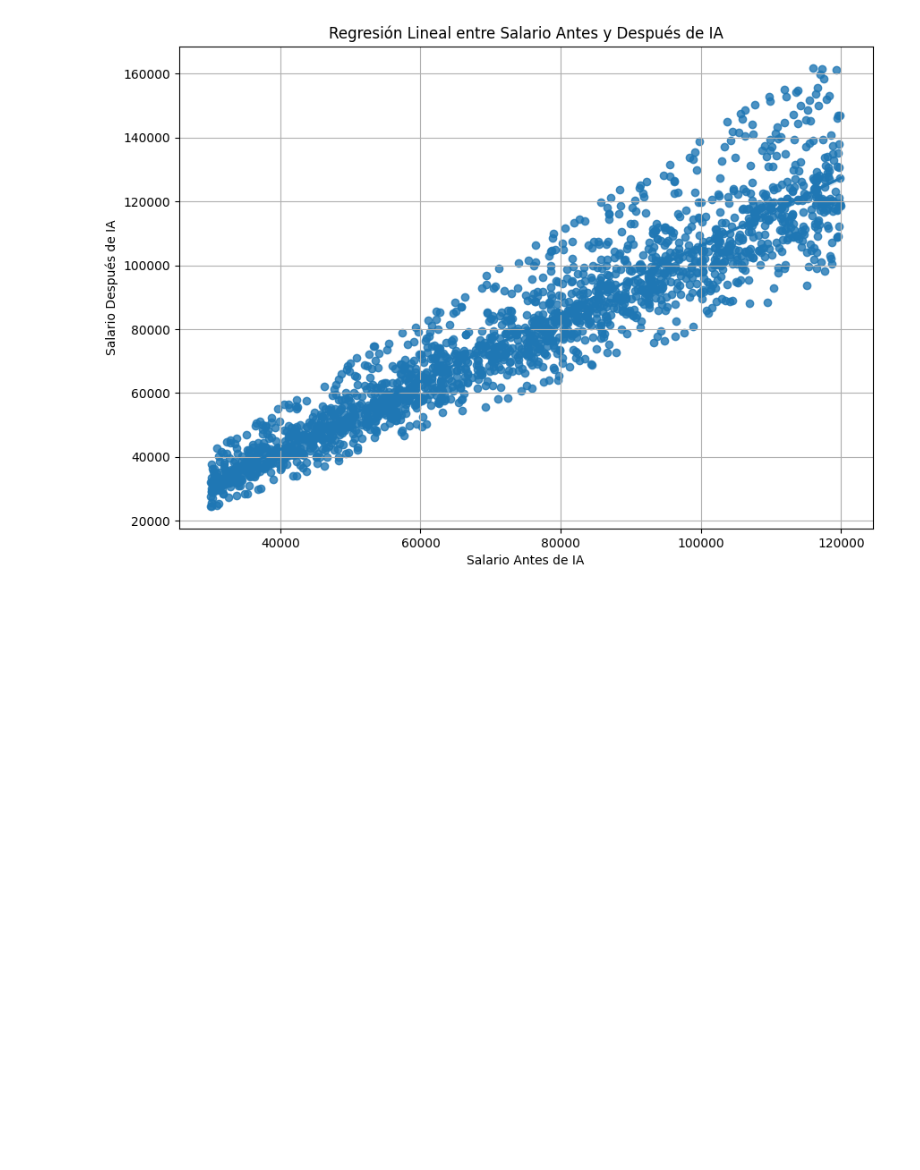
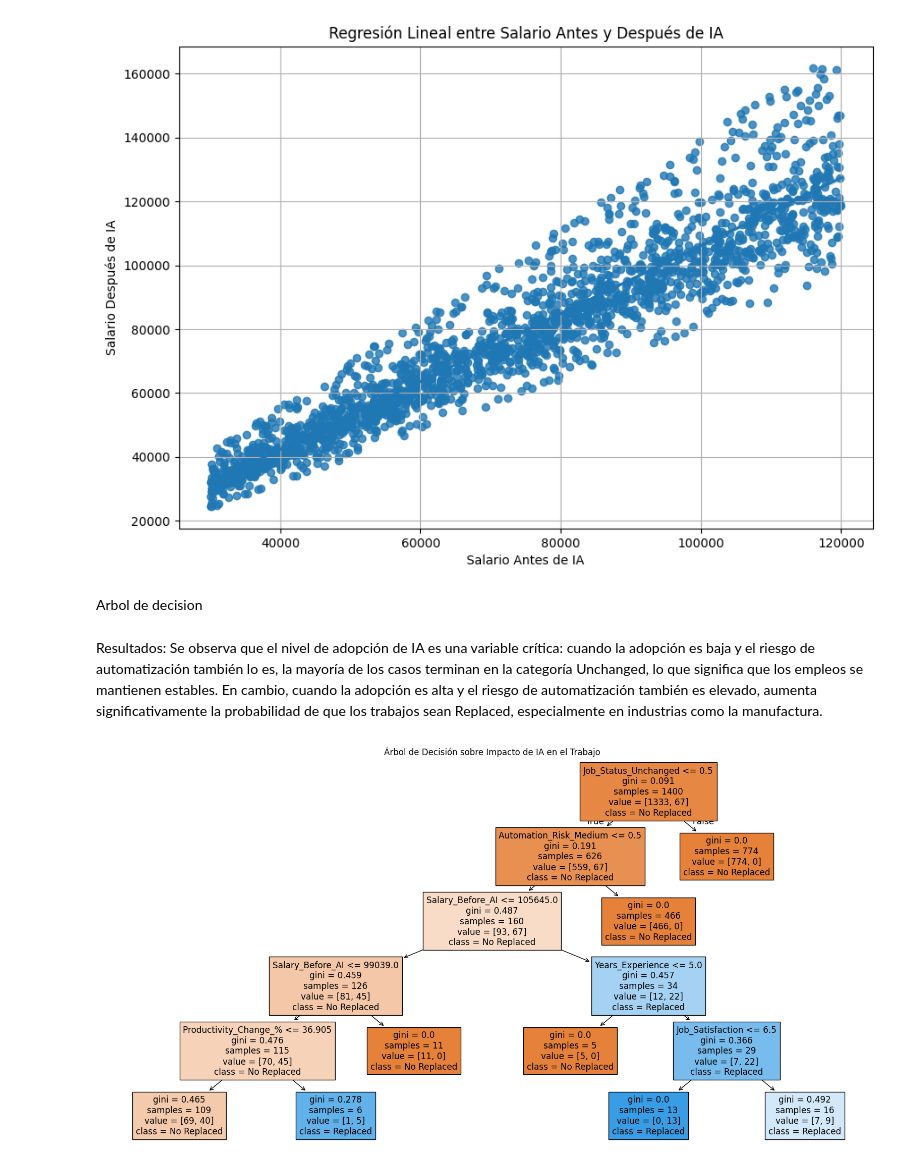
Before and after one commit to sacortez-he/Mineria-de-datos-Ev1, a Jupyter notebook: ia.ipynb, the cells around one changed output. Drawn from its saved outputs; the diff is of its cells as text; code cells hidden in the pictures; blank space fills up the shorter version.

Commit message:
La aplicacion de la regresion lineal y el arbol de decisión

```diff
--- a/ia.ipynb
+++ b/ia.ipynb
@@ -300,3 +313,8 @@ plt.grid(True)
 plt.show()
 # %% [output]
 [figure]
+# %% [markdown]
+Arbol de decision
+# %% [markdown]
+Resultados:
+Se observa que el nivel de adopción de IA es una variable crítica: cuando la adopción es baja y el riesgo de automatización también lo es, la mayoría de los casos terminan en la categoría Unchanged, lo que significa que los empleos se mantienen estables. En cambio, cuando la adopción es alta y el riesgo de automatización también es elevado, aumenta significativamente la probabilidad de que los trabajos sean Replaced, especialmente en industrias como la manufactura.
@@ -302,0 +327,19 @@ plt.show()
+# %%
+
+y = df_encoded["Job_Status_Replaced"]
+X = df_encoded.drop("Job_Status_Replaced", axis=1)
+
+# --- División de datos ---
+X_train, X_test, y_train, y_test = train_test_split(X, y, test_size=0.3, random_state=42)
+
+# --- Modelo de árbol de decisión ---
+tree = DecisionTreeClassifier(max_depth=5, random_state=42)
+tree.fit(X_train, y_train)
+
+# --- Visualización del árbol ---
+plt.figure(figsize=(20,10))
+plot_tree(tree, feature_names=X.columns, class_names=["No Replaced","Replaced"], filled=True)
+plt.title("Árbol de Decisión sobre Impacto de IA en el Trabajo")
+plt.show()
+# %% [output]
+[figure, added]
```
Also changed, not shown: parts of 3 cells of this notebook.
